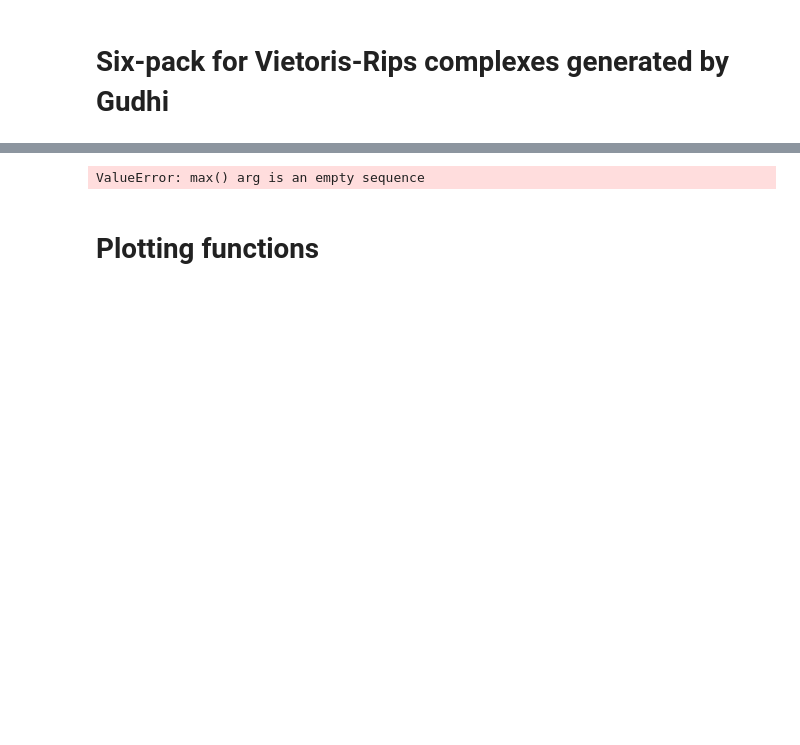
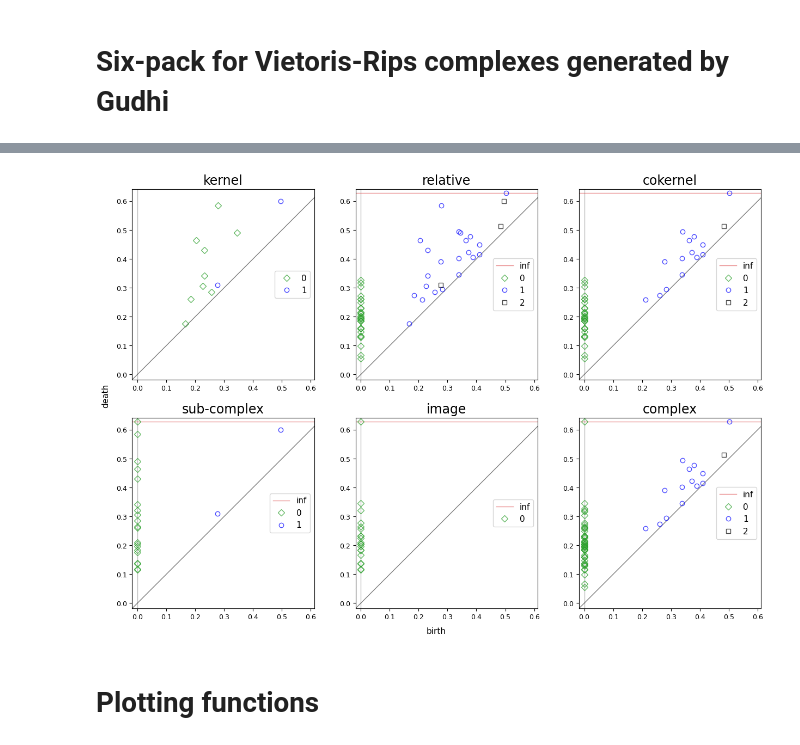
Before and after one commit to OnDraganov/chromatic-tda, a Jupyter notebook: manual.ipynb, the cells around one changed output, grey strips where cells are left out. Saved outputs shown, nothing was run; the diff lists cells and outputs as text; code cells hidden in the pictures; blank space fills up the shorter version.

Commit message:
feat: Added example for Vietoris-Rips complex.

```diff
--- a/manual.ipynb
+++ b/manual.ipynb
@@ -168,17 +164,15 @@ sub_complex, full_complex, relative = '0', 'all', ''
 # %%
 import gudhi
+# %%
+# Generate random data
+n, dim, col = 50, 3, 2
+points = np.random.random(size=(n, dim))
+labels = [int(col * np.random.random()) for _ in range(len(points))]
 # %%
-max_edge_length = float('inf')  # edge length cut-off threshold (note: infinite persistence features occur when birth <= max_edge_length < death)
-max_dimension = 2  # dimension cut-off: persistent homology reliable for dimensions 0, 1, ..., max_dimension - 1
+max_edge_length = .6  # edge length cut-off threshold (note: infinite persistence features occur when birth <= max_edge_length < death)
+max_dimension = 3  # dimension cut-off: persistent homology reliable for dimensions 0, 1, ..., max_dimension - 1
 vr_complex_gudhi = gudhi.RipsComplex(points, max_edge_length=max_edge_length).create_simplex_tree(max_dimension=max_dimension)
 vr_complex_radius_function = {tuple(sorted(simplex)): radius for simplex, radius in vr_complex_gudhi.get_filtration()}
 vr_complex_chro = chro.SimplicialComplex(vr_complex_radius_function)
-simplicial_complex = chro.utils.simplicial_complex_utils.SimplicialComplexUtils().get_chromatic_subcomplex(
-            sub_complex=sub_complex,
-            full_complex=full_complex,
-            relative=relative,
-            simplicial_complex=vr_complex_chro.core_complex,
-            internal_labeling=labels
-        )
+simplicial_complex = vr_complex_chro.get_chromatic_subcomplex(
+            labeling=labels, sub_complex='0', full_complex='all', relative='')
-# %% [output]
-ValueError: max() arg is an empty sequence
@@ -187,3 +179,9 @@ isin
+# %%
+simplicial_complex.compute_persistence()
+chro.plot_six_pack(simplicial_complex, max_dimension=max_dimension-1)
+plt.show()
+# %% [output]
+[figure, added]
 # %% [markdown]
 # Plotting functions
 # %% [markdown]
```
Also changed, not shown: parts of 3 cells of this notebook.
